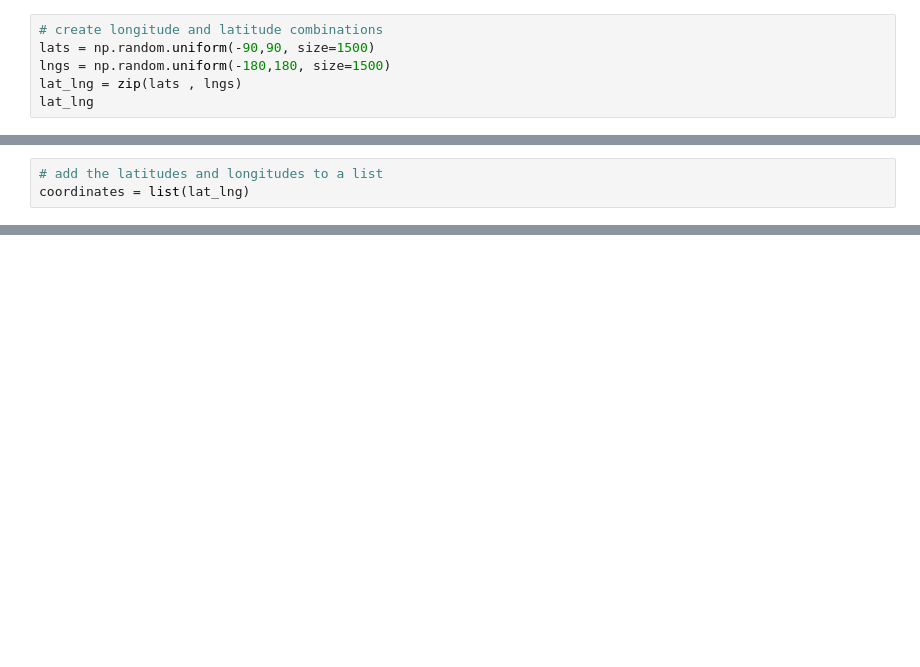
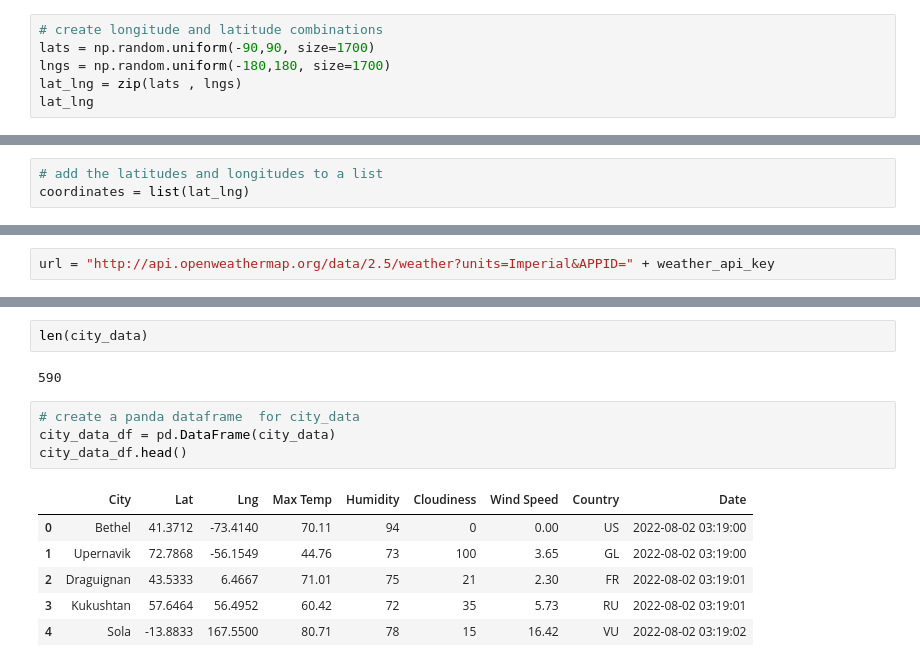
Before and after one commit to Al-Malyk/World_Weather_Analysis, a Jupyter notebook: WeatherPy.ipynb, the cells around one changed output, grey strips where cells are left out. Saved outputs shown, nothing was run; the diff lists cells and outputs as text; blank space fills up the shorter version.

Commit message:
generated cities and their weather info from openweather api

```diff
--- a/WeatherPy.ipynb
+++ b/WeatherPy.ipynb
@@ -6,7 +10,7 @@ from citipy import citipy
 # %%
 # create longitude and latitude combinations
-lats = np.random.uniform(-90,90, size=1500)
-lngs = np.random.uniform(-180,180, size=1500)
+lats = np.random.uniform(-90,90, size=1700)
+lngs = np.random.uniform(-180,180, size=1700)
 lat_lng = zip(lats , lngs)
 lat_lng
 # %% [output]
@@ -36,0 +41,2 @@ len(cities)
+# %%
+url = "http://api.openweathermap.org/data/2.5/weather?units=Imperial&APPID=" + weather_api_key
@@ -36,0 +119,15 @@ len(cities)
+# %%
+len(city_data)
+# %% [output]
+590
+# %%
+# create a panda dataframe  for city_data
+city_data_df = pd.DataFrame(city_data)
+city_data_df.head()
+# %% [output]
+|  | City | Lat | Lng | Max Temp | Humidity | Cloudiness | Wind Speed | Country | Date |
+| 0 | Bethel | 41.3712 | -73.4140 | 70.11 | 94 | 0 | 0.00 | US | 2022-08-02 03:19:00 |
+| 1 | Upernavik | 72.7868 | -56.1549 | 44.76 | 73 | 100 | 3.65 | GL | 2022-08-02 03:19:00 |
+| 2 | Draguignan | 43.5333 | 6.4667 | 71.01 | 75 | 21 | 2.30 | FR | 2022-08-02 03:19:01 |
+| 3 | Kukushtan | 57.6464 | 56.4952 | 60.42 | 72 | 35 | 5.73 | RU | 2022-08-02 03:19:01 |
+| 4 | Sola | -13.8833 | 167.5500 | 80.71 | 78 | 15 | 16.42 | VU | 2022-08-02 03:19:02 |
```
Also changed, not shown: parts of 6 cells of this notebook, 2 other files.
